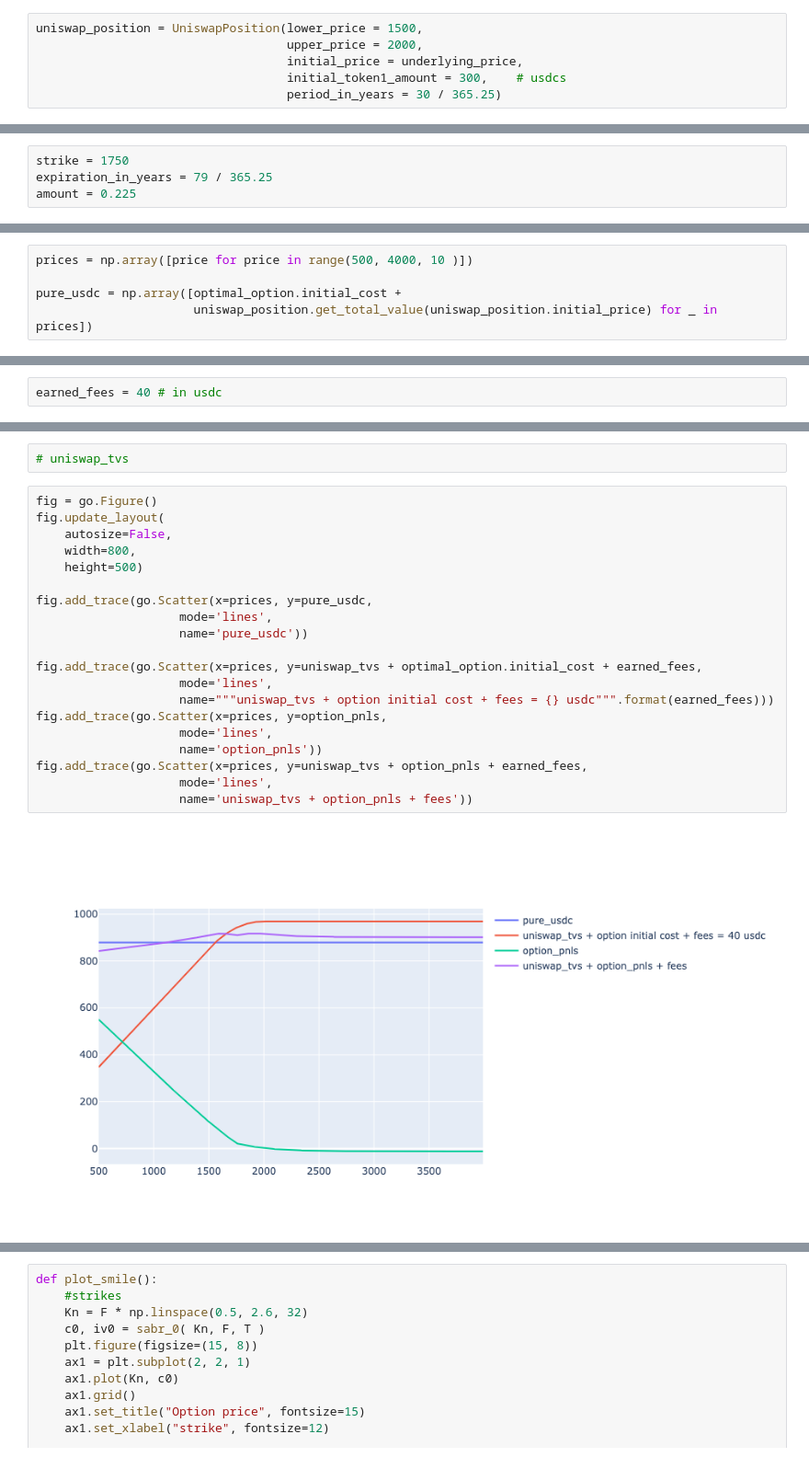
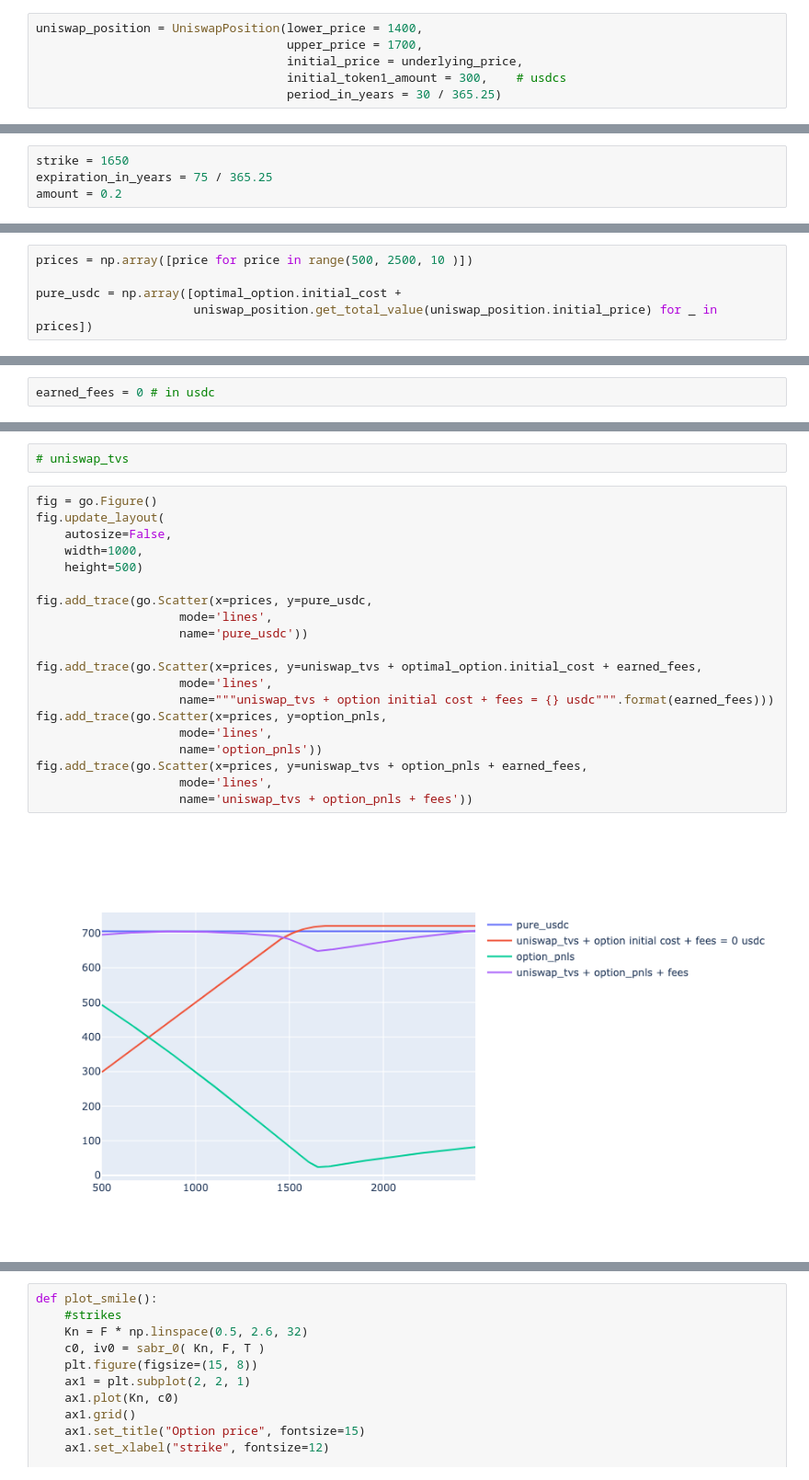
Before and after one commit to DeltaDex-Protocol/research, a Jupyter notebook: backtest/long-dated-options.ipynb, the cells around one changed output, grey strips where cells are left out. Shown: that part at 92% size. Cells and saved outputs as stored; diff of their text form.

```diff
--- a/backtest/long-dated-options.ipynb
+++ b/backtest/long-dated-options.ipynb
@@ -135,6 +146,6 @@ print(underlying_price)
 # %%
-uniswap_position = UniswapPosition(lower_price = 1500,
-                                   upper_price = 2000,
+uniswap_position = UniswapPosition(lower_price = 1400,
+                                   upper_price = 1700,
                                    initial_price = underlying_price,
                                    initial_token1_amount = 300,    # usdcs
                                    period_in_years = 30 / 365.25)
@@ -157,9 +168,9 @@ print(uniswap_position.get_tokens_amounts(uniswap_position.initial_price))
 #sabr model
 # sabr_0 = SABR(sabr_params_0, r)
 # %%
-strike = 1750
-expiration_in_years = 79 / 365.25
-amount = 0.225
+strike = 1650
+expiration_in_years = 75 / 365.25
+amount = 0.2
 # %%
 optimal_option = OptimalOption(sabr,
                                uniswap_position,
@@ -181,5 +221,5 @@ print(optimal_option)
 # %%
-prices = np.array([price for price in range(500, 4000, 10 )])
+prices = np.array([price for price in range(500, 2500, 10 )])
 
 pure_usdc = np.array([optimal_option.initial_cost +
                       uniswap_position.get_total_value(uniswap_position.initial_price) for _ in prices])
@@ -191,7 +231,7 @@ optimal_option.initial_cost
 uniswap_tvs = np.array([uniswap_position.get_total_value(price) for price in prices])
 option_pnls = optimal_option.calculate_hedged_position(prices)
 # %%
-earned_fees = 40 # in usdc
+earned_fees = 0 # in usdc
 # %%
 # pure_usdc
 # %%
@@ -199,25 +239,25 @@ earned_fees = 40 # in usdc
 # %%
 fig = go.Figure()
 fig.update_layout(
     autosize=False,
-    width=800,
+    width=1000,
     height=500)
 
 fig.add_trace(go.Scatter(x=prices, y=pure_usdc,
                     mode='lines',
                     name='pure_usdc'))
 
 fig.add_trace(go.Scatter(x=prices, y=uniswap_tvs + optimal_option.initial_cost + earned_fees,
                     mode='lines',
                     name="""uniswap_tvs + option initial cost + fees = {} usdc""".format(earned_fees)))
 fig.add_trace(go.Scatter(x=prices, y=option_pnls,
                     mode='lines',
                     name='option_pnls'))
 fig.add_trace(go.Scatter(x=prices, y=uniswap_tvs + option_pnls + earned_fees,
                     mode='lines',
                     name='uniswap_tvs + option_pnls + fees'))
 # %% [output]
-[figure, old version]
+[figure, new version]
 # %%
 print(optimal_option)
 # %% [output]
```
Also changed, not shown: parts of 17 cells of this notebook, 1 other file.
